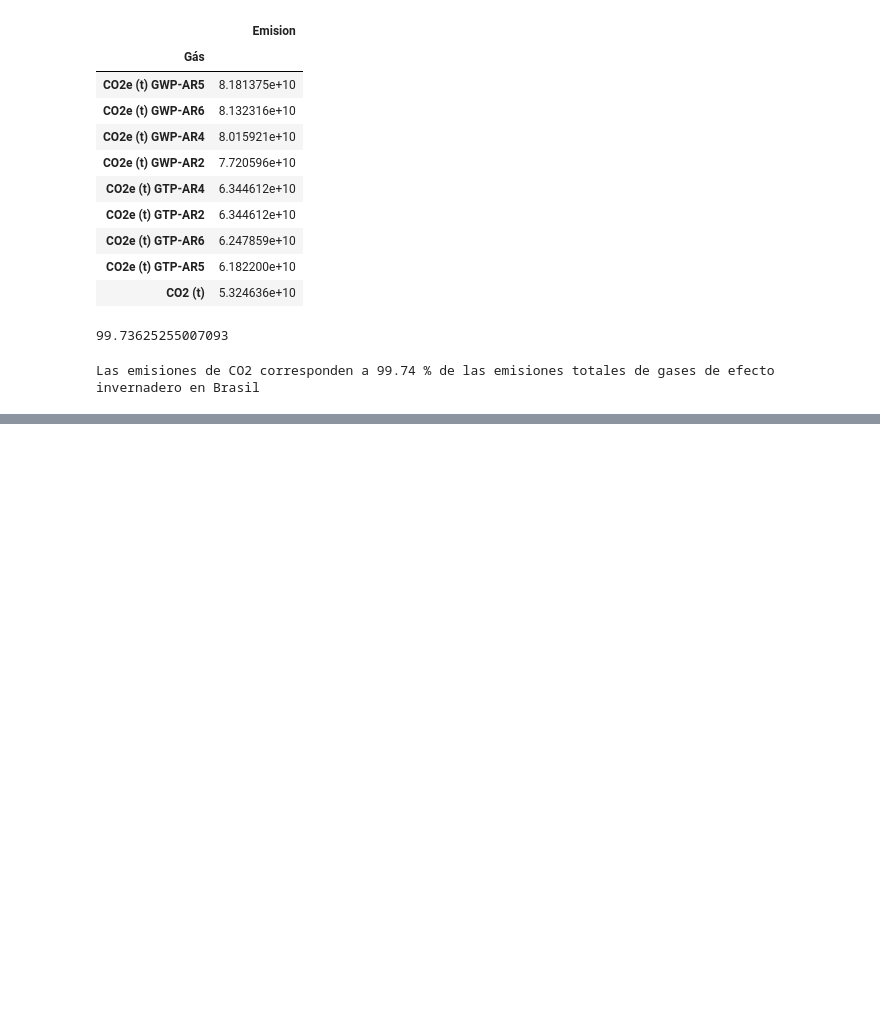
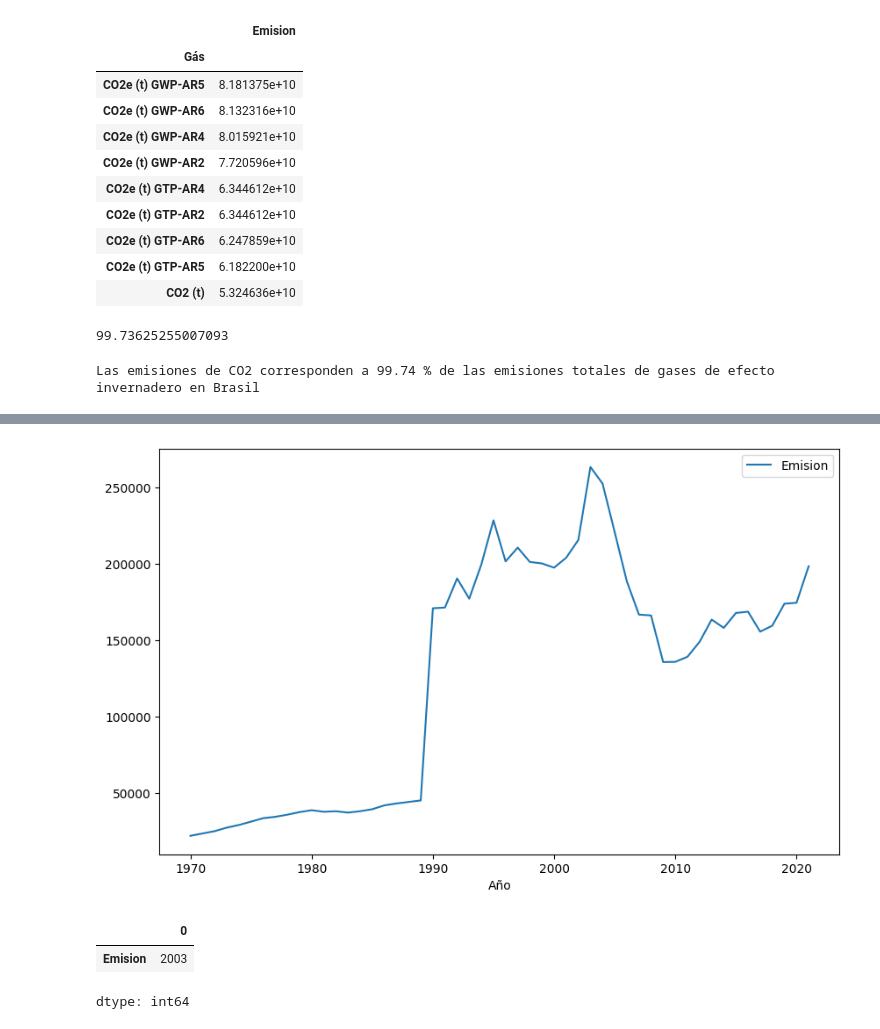
Before and after one commit to DiegoBecerra-lab/probando-python, a Jupyter notebook: Pandas_3_Agrupación_de_datos.ipynb, the cells around one changed output, grey strips where cells are left out. Saved outputs shown, nothing was run; the diff lists cells and outputs as text; code cells hidden in the pictures; blank space fills up the shorter version.

```diff
--- a/Pandas_3_Agrupación_de_datos.ipynb
+++ b/Pandas_3_Agrupación_de_datos.ipynb
@@ -365,0 +530,10 @@ Las emisiones de CO2 corresponden a 99.74 % de las emisiones totales de gases de
+# %%
+emisiones_por_año.groupby('Año').mean(numeric_only=True).plot(figsize=(10,6));
+# %% [output]
+[figure, added]
+# %%
+emisiones_por_año.groupby('Año').mean(numeric_only=True).idxmax()
+# %% [output]
+|  | 0 |
+| Emision | 2003 |
+dtype: int64
```
Also changed, not shown: parts of 36 cells of this notebook.
